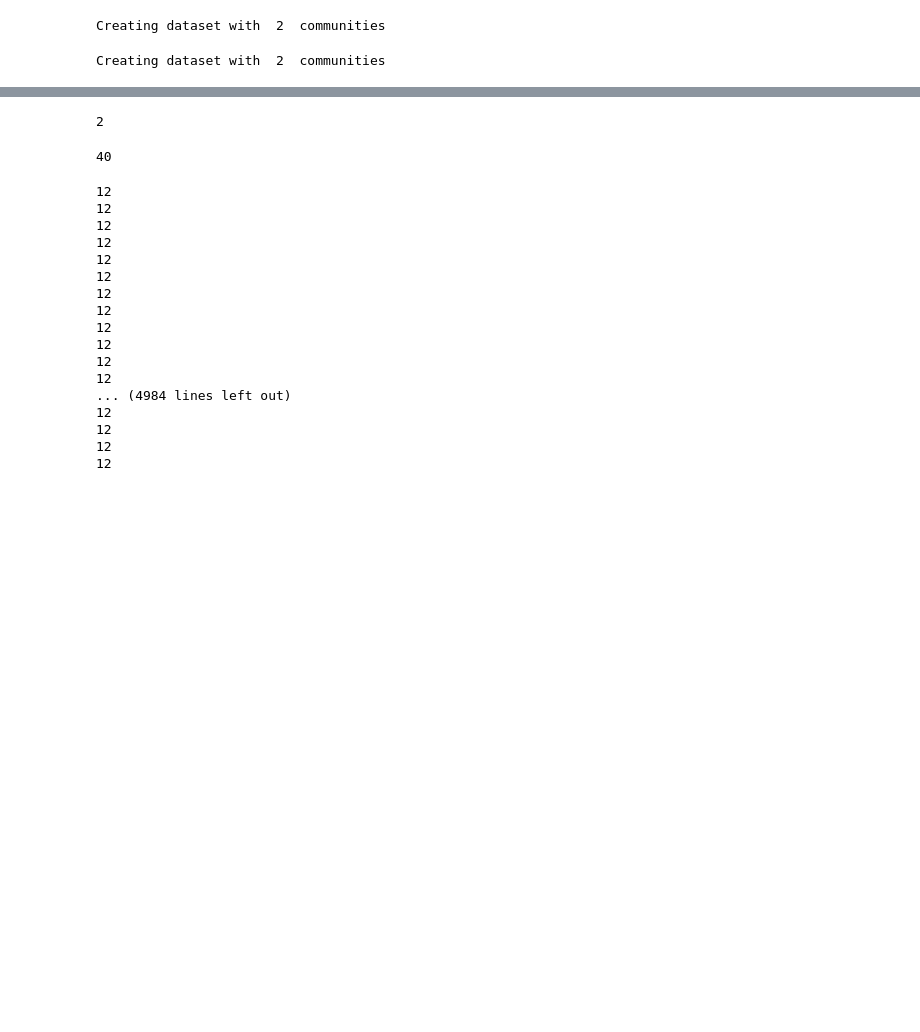
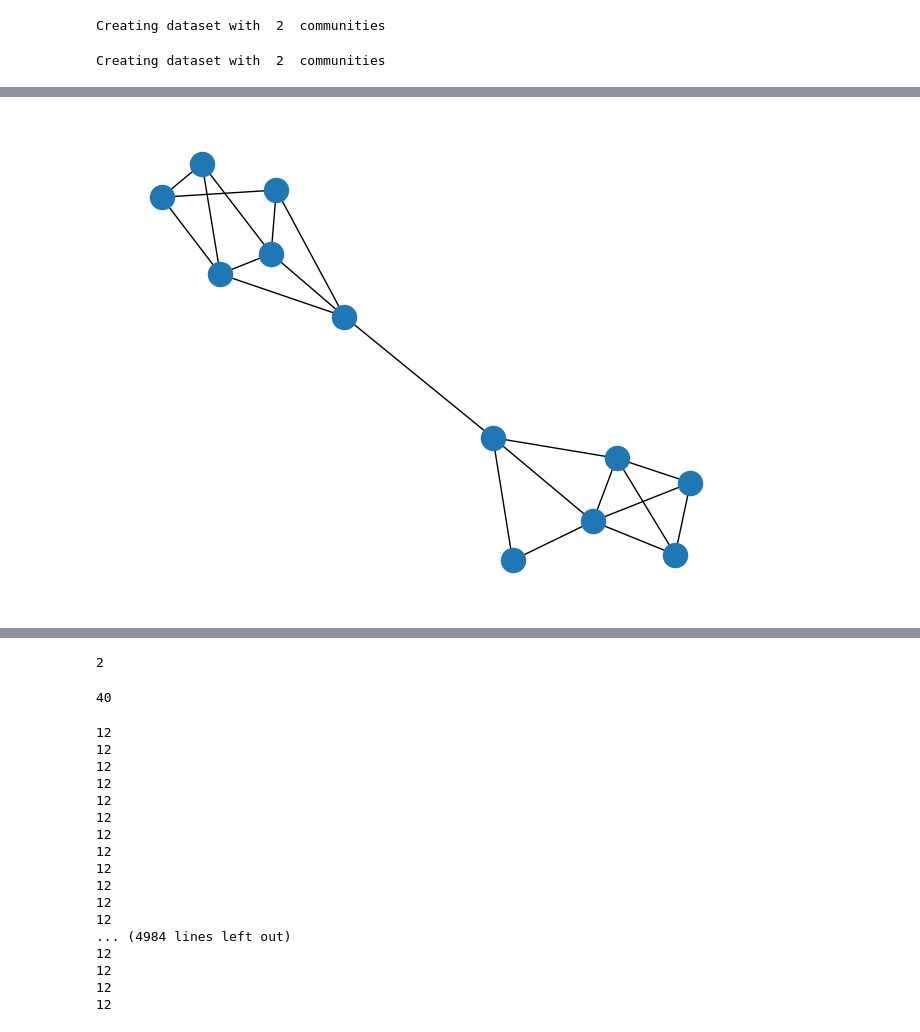
Before and after one commit to marianaw/egnn, a Jupyter notebook: notebooks/data_playground.ipynb, the cells around one changed output, grey strips where cells are left out. Saved outputs shown, nothing was run; the diff lists cells and outputs as text; code cells hidden in the pictures; blank space fills up the shorter version.

Commit message:
Added coordinates in dataset

```diff
--- a/notebooks/data_playground.ipynb
+++ b/notebooks/data_playground.ipynb
@@ -29,0 +32,3 @@ gl.plot_graph(dataset.graphs[0])
+# %%
+graph = dataset.graphs[0]
+nodes, edges, edge_attr, adj_gt = graph.get_dense_graph(store=True, loops=False)
@@ -29,0 +50,6 @@ gl.plot_graph(dataset.graphs[0])
+# %%
+graph_nx = gl.graph2networkx(graph)
+# %%
+nx.draw(graph_nx, pos=nx.spring_layout(graph_nx, seed=10))
+# %% [output]
+[figure, added]
```
Also changed, not shown: parts of 9 cells of this notebook, 4 other files.
